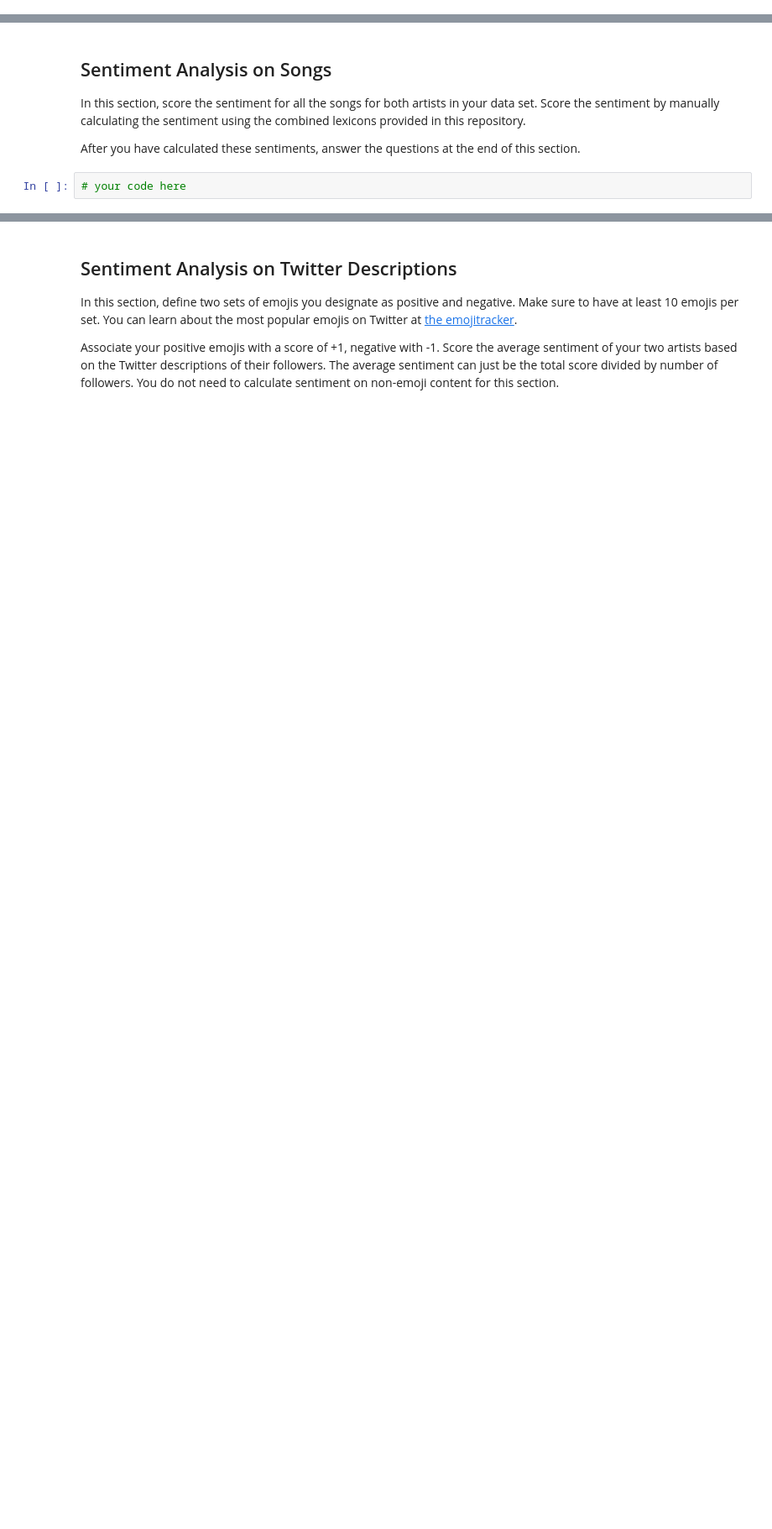
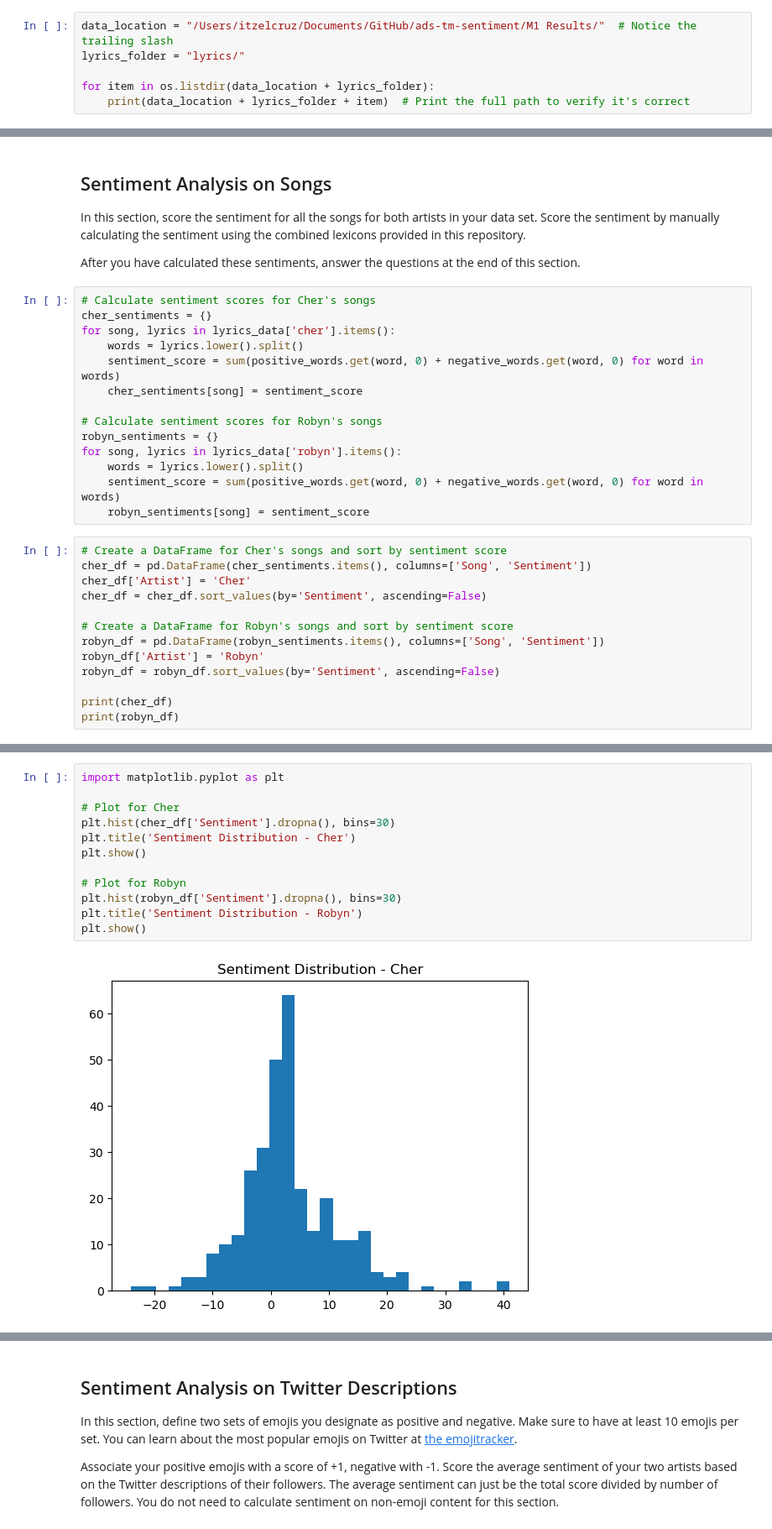
Before and after one commit to itzelcruz35/ads-tm-sentiment, a Jupyter notebook: Sentiment Assignment.ipynb, the cells around one changed output, grey strips where cells are left out. Shown at 84% size. Saved outputs shown, nothing was run; the diff lists cells and outputs as text; blank space fills up the shorter version.

Commit message:
Update Sentiment Analysis
Finished running code.

```diff
--- a/Sentiment Assignment.ipynb
+++ b/Sentiment Assignment.ipynb
@@ -53,0 +56,6 @@ tidy_text_file = "tidytext_sentiments.txt"
+# %%
+data_location = "/Users/itzelcruz/Documents/GitHub/ads-tm-sentiment/M1 Results/"  # Notice the trailing slash
+lyrics_folder = "lyrics/"
+
+for item in os.listdir(data_location + lyrics_folder):
+    print(data_location + lyrics_folder + item)  # Print the full path to verify it's correct
@@ -116,4 +121,29 @@ In this section, score the sentiment for all the songs for both artists in your
 
 After you have calculated these sentiments, answer the questions at the end of this section.
 # %%
-# your code here
+# Calculate sentiment scores for Cher's songs
+cher_sentiments = {}
+for song, lyrics in lyrics_data['cher'].items():
+    words = lyrics.lower().split()
+    sentiment_score = sum(positive_words.get(word, 0) + negative_words.get(word, 0) for word in words)
+    cher_sentiments[song] = sentiment_score
+
+# Calculate sentiment scores for Robyn's songs
+robyn_sentiments = {}
+for song, lyrics in lyrics_data['robyn'].items():
+    words = lyrics.lower().split()
+    sentiment_score = sum(positive_words.get(word, 0) + negative_words.get(word, 0) for word in words)
+    robyn_sentiments[song] = sentiment_score
+# %%
+# Create a DataFrame for Cher's songs and sort by sentiment score
+cher_df = pd.DataFrame(cher_sentiments.items(), columns=['Song', 'Sentiment'])
+cher_df['Artist'] = 'Cher'
+cher_df = cher_df.sort_values(by='Sentiment', ascending=False)
+
+# Create a DataFrame for Robyn's songs and sort by sentiment score
+robyn_df = pd.DataFrame(robyn_sentiments.items(), columns=['Song', 'Sentiment'])
+robyn_df['Artist'] = 'Robyn'
+robyn_df = robyn_df.sort_values(by='Sentiment', ascending=False)
+
+print(cher_df)
+print(robyn_df)
@@ -141,0 +202,14 @@ Q: Plot the distributions of the sentiment scores for both artists. You can use
+# %%
+import matplotlib.pyplot as plt
+
+# Plot for Cher
+plt.hist(cher_df['Sentiment'].dropna(), bins=30)
+plt.title('Sentiment Distribution - Cher')
+plt.show()
+
+# Plot for Robyn
+plt.hist(robyn_df['Sentiment'].dropna(), bins=30)
+plt.title('Sentiment Distribution - Robyn')
+plt.show()
+# %% [output]
+[figure, added]
```
Also changed, not shown: parts of 18 cells of this notebook.
